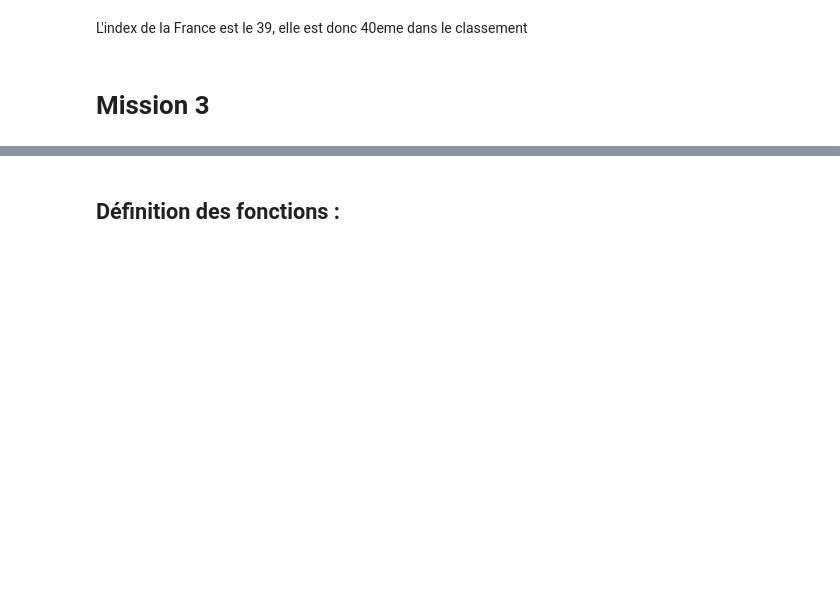
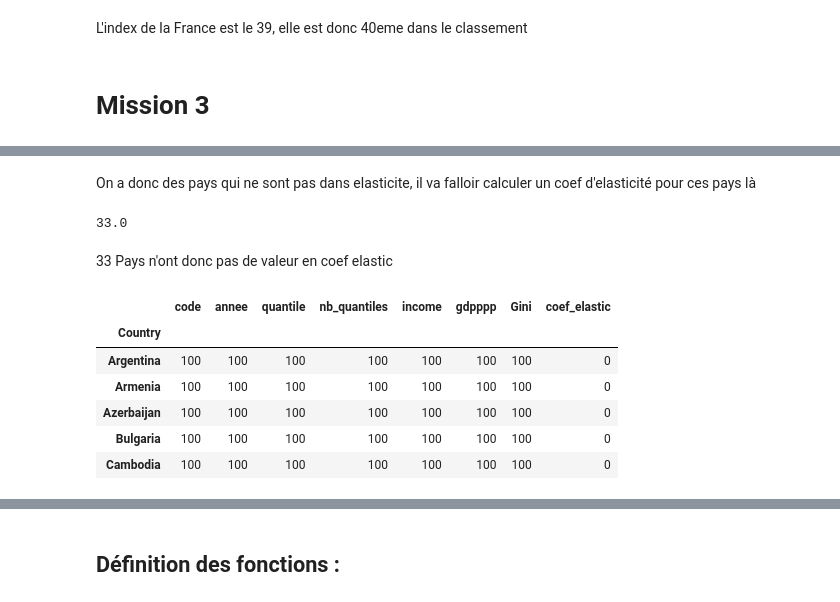
Before and after one commit to Julien-paulet/Projet_7, a Jupyter notebook: Effectuez_une_prediction_de_revenus_main_file.ipynb, the cells around one changed output, grey strips where cells are left out. Cells and saved outputs as stored; diff of their text form; code cells hidden in the pictures; blank space fills up the shorter version.

```diff
--- a/Effectuez_une_prediction_de_revenus_main_file.ipynb
+++ b/Effectuez_une_prediction_de_revenus_main_file.ipynb
@@ -527,0 +484,20 @@ data_coef
+# %% [markdown]
+On a donc des pays qui ne sont pas dans elasticite, il va falloir calculer un coef d'elasticité pour ces pays là
+# %%
+(data_ela['coef_elastic'].isnull().sum()+1)/100 #+1 car on part de 0, /100 parce qu'on a 100 centiles par pays
+# %% [output]
+33.0
+# %% [markdown]
+33 Pays n'ont donc pas de valeur en coef elastic
+# %%
+#Visualisons les valeurs NaN :
+nan_rows = data_ela[data_ela.isnull().T.any().T]
+nan_rows.groupby('Country').count().head()
+# %% [output]
+|  | code | annee | quantile | nb_quantiles | income | gdpppp | Gini | coef_elastic |
+| Country |  |  |  |  |  |  |  |  |
+| Argentina | 100 | 100 | 100 | 100 | 100 | 100 | 100 | 0 |
+| Armenia | 100 | 100 | 100 | 100 | 100 | 100 | 100 | 0 |
+| Azerbaijan | 100 | 100 | 100 | 100 | 100 | 100 | 100 | 0 |
+| Bulgaria | 100 | 100 | 100 | 100 | 100 | 100 | 100 | 0 |
+| Cambodia | 100 | 100 | 100 | 100 | 100 | 100 | 100 | 0 |
```
Also changed, not shown: parts of 20 cells of this notebook, 1 other file.
